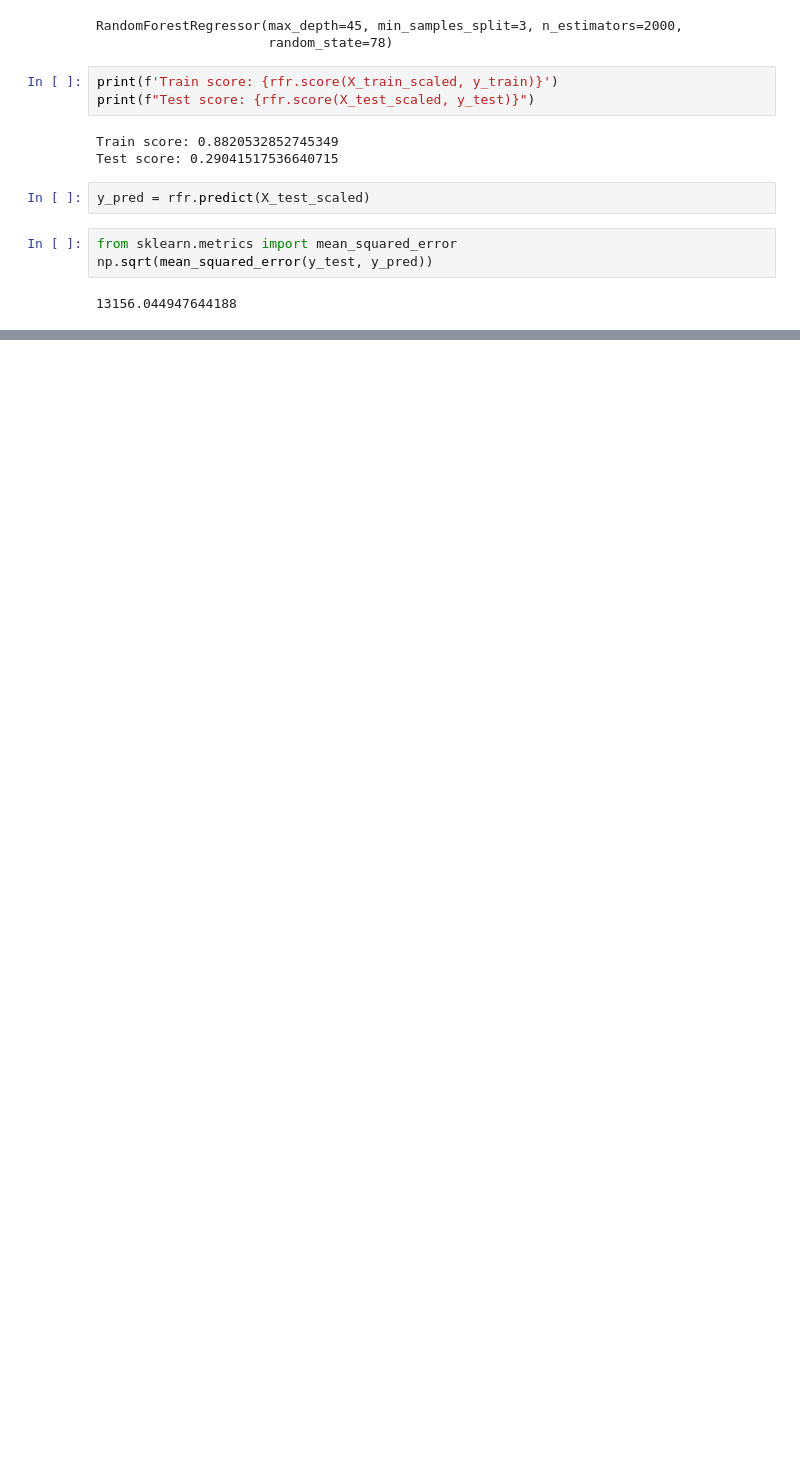
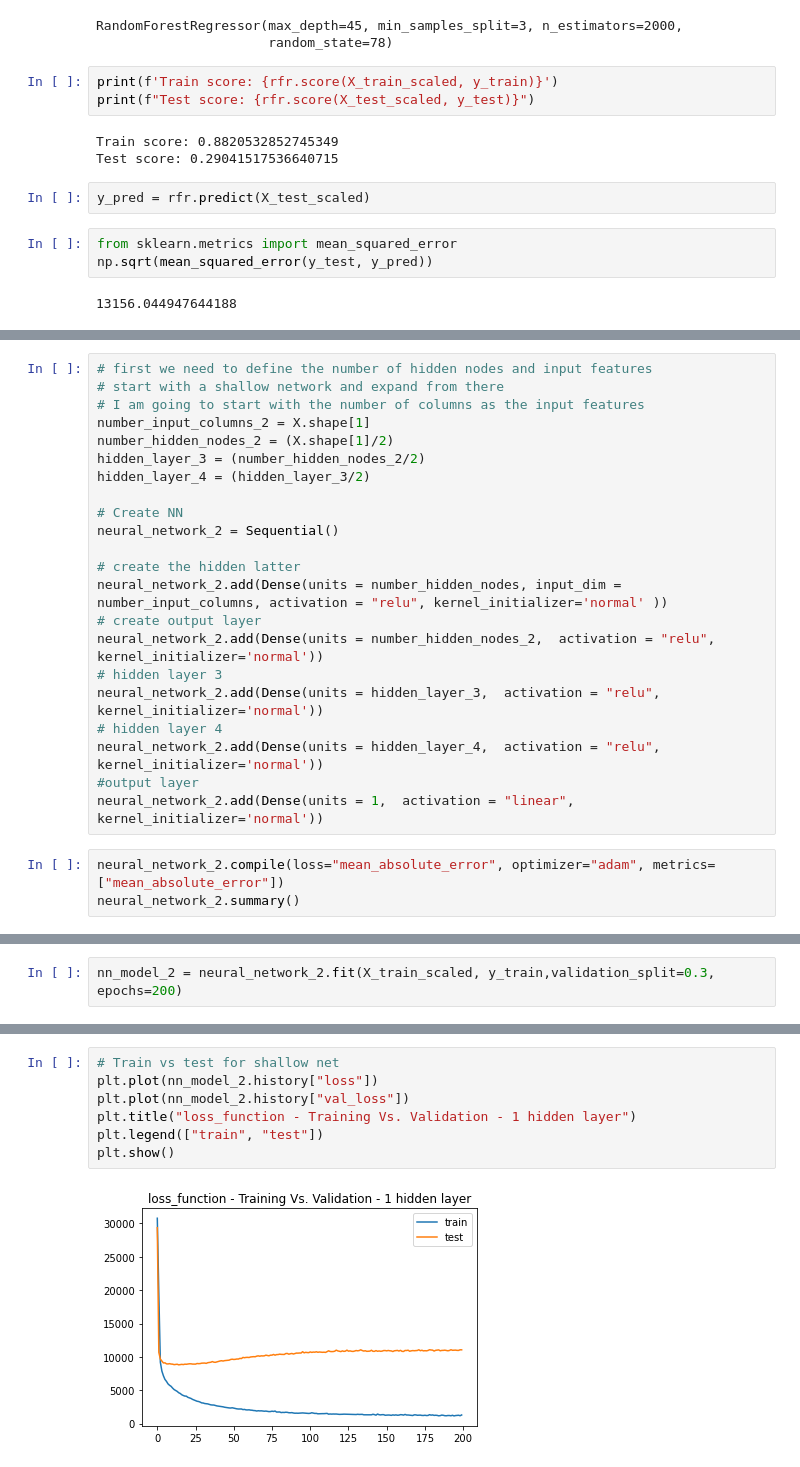
Before and after one commit to justinm329/Job_salary_prediction_2, a Jupyter notebook: Main_2.ipynb, the cells around one changed output, grey strips where cells are left out. Drawn from its saved outputs; the diff is of its cells as text; blank space fills up the shorter version.

```diff
--- a/Main_2.ipynb
+++ b/Main_2.ipynb
@@ -334,0 +414,25 @@ np.sqrt(mean_squared_error(y_test, y_pred))
+# %%
+# first we need to define the number of hidden nodes and input features
+# start with a shallow network and expand from there
+# I am going to start with the number of columns as the input features
+number_input_columns_2 = X.shape[1]
+number_hidden_nodes_2 = (X.shape[1]/2)
+hidden_layer_3 = (number_hidden_nodes_2/2)
+hidden_layer_4 = (hidden_layer_3/2)
+
+# Create NN
+neural_network_2 = Sequential()
+
+# create the hidden latter
+neural_network_2.add(Dense(units = number_hidden_nodes, input_dim = number_input_columns, activation = "relu", kernel_initializer='normal' ))
+# create output layer
+neural_network_2.add(Dense(units = number_hidden_nodes_2,  activation = "relu", kernel_initializer='normal'))
+# hidden layer 3
+neural_network_2.add(Dense(units = hidden_layer_3,  activation = "relu", kernel_initializer='normal'))
+# hidden layer 4
+neural_network_2.add(Dense(units = hidden_layer_4,  activation = "relu", kernel_initializer='normal'))
+#output layer
+neural_network_2.add(Dense(units = 1,  activation = "linear", kernel_initializer='normal'))
+# %%
+neural_network_2.compile(loss="mean_absolute_error", optimizer="adam", metrics=["mean_absolute_error"])
+neural_network_2.summary()
@@ -334,0 +458,2 @@ np.sqrt(mean_squared_error(y_test, y_pred))
+# %%
+nn_model_2 = neural_network_2.fit(X_train_scaled, y_train,validation_split=0.3, epochs=200)
@@ -334,0 +478,9 @@ np.sqrt(mean_squared_error(y_test, y_pred))
+# %%
+# Train vs test for shallow net
+plt.plot(nn_model_2.history["loss"])
+plt.plot(nn_model_2.history["val_loss"])
+plt.title("loss_function - Training Vs. Validation - 1 hidden layer")
+plt.legend(["train", "test"])
+plt.show()
+# %% [output]
+[figure, added]
```
Also changed, not shown: parts of 12 cells of this notebook.
